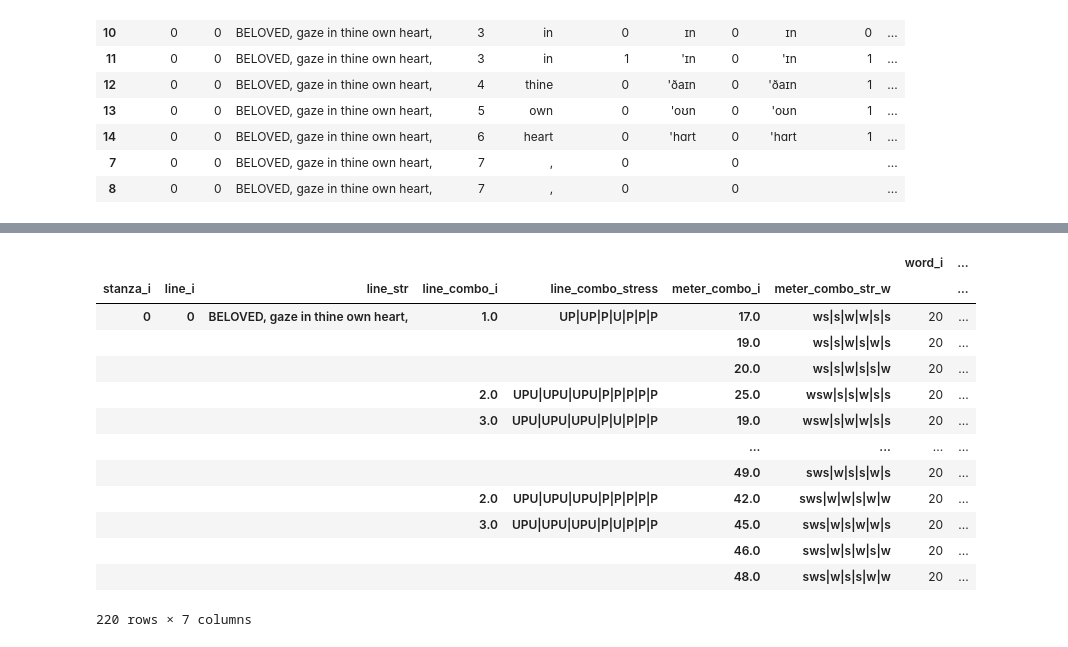
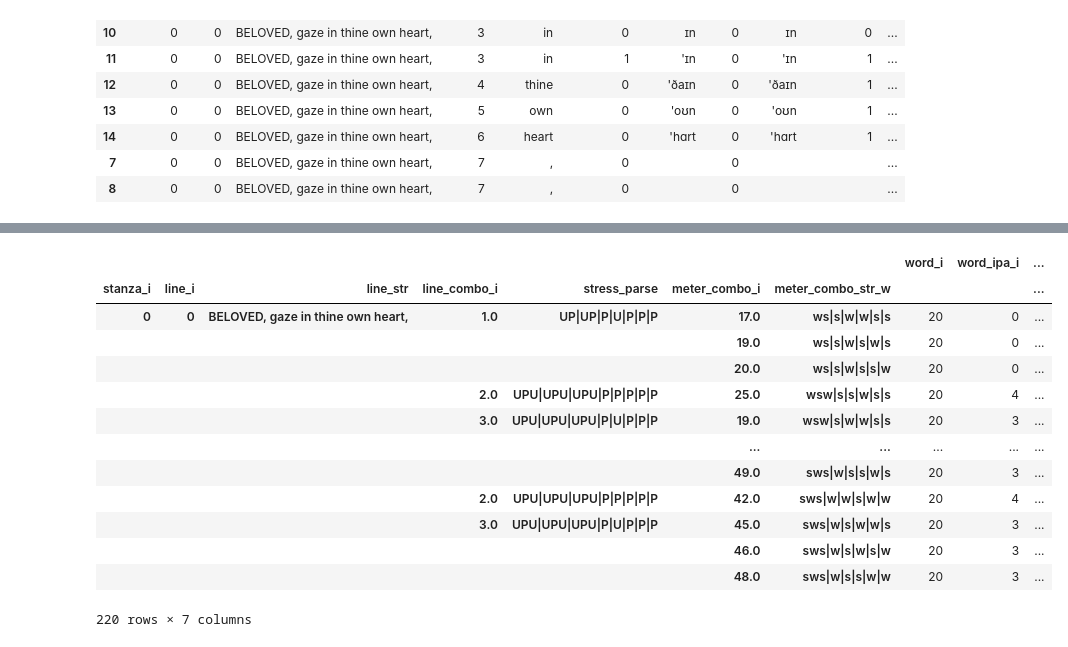
Before and after one commit to quadrismegistus/cadence, a Jupyter notebook: notebooks/test_parser.ipynb, the cells around one changed output, grey strips where cells are left out. Saved outputs shown, nothing was run; the diff lists cells and outputs as text; code cells hidden in the pictures.

```diff
--- a/notebooks/test_parser.ipynb
+++ b/notebooks/test_parser.ipynb
@@ -77,36 +88,36 @@ df.dropna()
 # %%
 xdf=df.reset_index()
 
 gby=['stanza_i',
  'line_i',
  'line_str',
  'line_combo_i',
- 'line_combo_stress',
+ 'stress_parse',
  'meter_combo_i',
 #  'meter_combo_str',
  'meter_combo_str_w'
 ]
 
 sby=['stanza_i',
  'line_i',
  'line_str',
  '*total']
 
 xdf.groupby(gby).sum().sort_values(sby)
 # %% [output]
-|  |  |  |  |  |  |  | word_i | ... |
-| stanza_i | line_i | line_str | line_combo_i | line_combo_stress | meter_combo_i | meter_combo_str_w |  | ... |
-| 0 | 0 | BELOVED, gaze in thine own heart, | 1.0 | UP|UP|P|U|P|P|P | 17.0 | ws|s|w|w|s|s | 20 | ... |
-|  |  |  |  |  | 19.0 | ws|s|w|s|w|s | 20 | ... |
-|  |  |  |  |  | 20.0 | ws|s|w|s|s|w | 20 | ... |
-|  |  |  | 2.0 | UPU|UPU|UPU|P|P|P|P|P | 25.0 | wsw|s|s|w|s|s | 20 | ... |
-|  |  |  | 3.0 | UPU|UPU|UPU|P|U|P|P|P | 19.0 | wsw|s|w|w|s|s | 20 | ... |
-|  |  |  |  |  | ... | ... | ... | ... |
-|  |  |  |  |  | 49.0 | sws|w|s|s|w|s | 20 | ... |
-|  |  |  | 2.0 | UPU|UPU|UPU|P|P|P|P|P | 42.0 | sws|w|w|s|w|w | 20 | ... |
-|  |  |  | 3.0 | UPU|UPU|UPU|P|U|P|P|P | 45.0 | sws|w|s|w|w|s | 20 | ... |
-|  |  |  |  |  | 46.0 | sws|w|s|w|s|w | 20 | ... |
-|  |  |  |  |  | 48.0 | sws|w|s|s|w|w | 20 | ... |
+|  |  |  |  |  |  |  | word_i | word_ipa_i | ... |
+| stanza_i | line_i | line_str | line_combo_i | stress_parse | meter_combo_i | meter_combo_str_w |  |  | ... |
+| 0 | 0 | BELOVED, gaze in thine own heart, | 1.0 | UP|UP|P|U|P|P|P | 17.0 | ws|s|w|w|s|s | 20 | 0 | ... |
+|  |  |  |  |  | 19.0 | ws|s|w|s|w|s | 20 | 0 | ... |
+|  |  |  |  |  | 20.0 | ws|s|w|s|s|w | 20 | 0 | ... |
+|  |  |  | 2.0 | UPU|UPU|UPU|P|P|P|P|P | 25.0 | wsw|s|s|w|s|s | 20 | 4 | ... |
+|  |  |  | 3.0 | UPU|UPU|UPU|P|U|P|P|P | 19.0 | wsw|s|w|w|s|s | 20 | 3 | ... |
+|  |  |  |  |  | ... | ... | ... | ... | ... |
+|  |  |  |  |  | 49.0 | sws|w|s|s|w|s | 20 | 3 | ... |
+|  |  |  | 2.0 | UPU|UPU|UPU|P|P|P|P|P | 42.0 | sws|w|w|s|w|w | 20 | 4 | ... |
+|  |  |  | 3.0 | UPU|UPU|UPU|P|U|P|P|P | 45.0 | sws|w|s|w|w|s | 20 | 3 | ... |
+|  |  |  |  |  | 46.0 | sws|w|s|w|s|w | 20 | 3 | ... |
+|  |  |  |  |  | 48.0 | sws|w|s|s|w|w | 20 | 3 | ... |
 220 rows × 7 columns
 # %%
 def getxdfcols(xdf):
```
Also changed, not shown: parts of 6 cells of this notebook, 27 other files.
